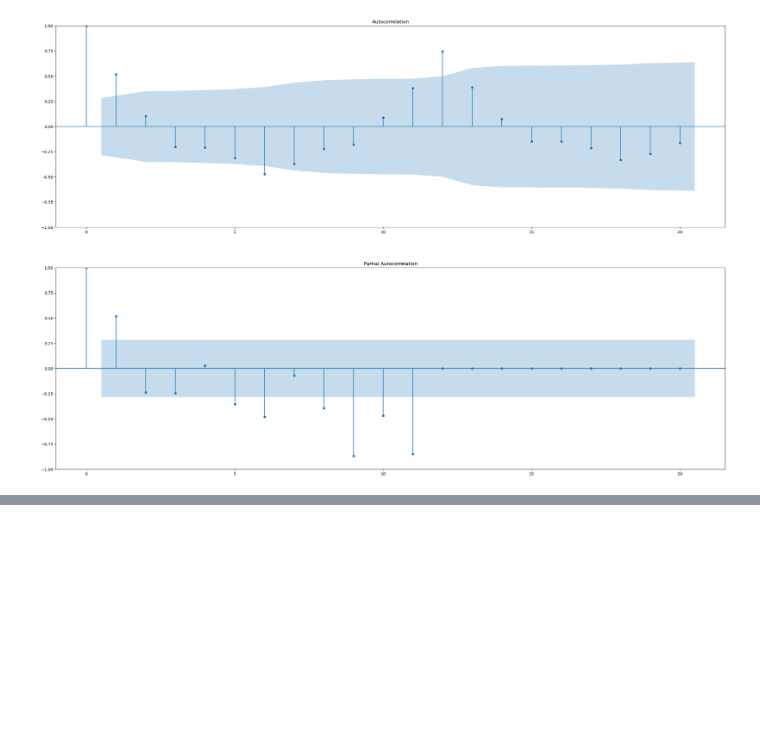
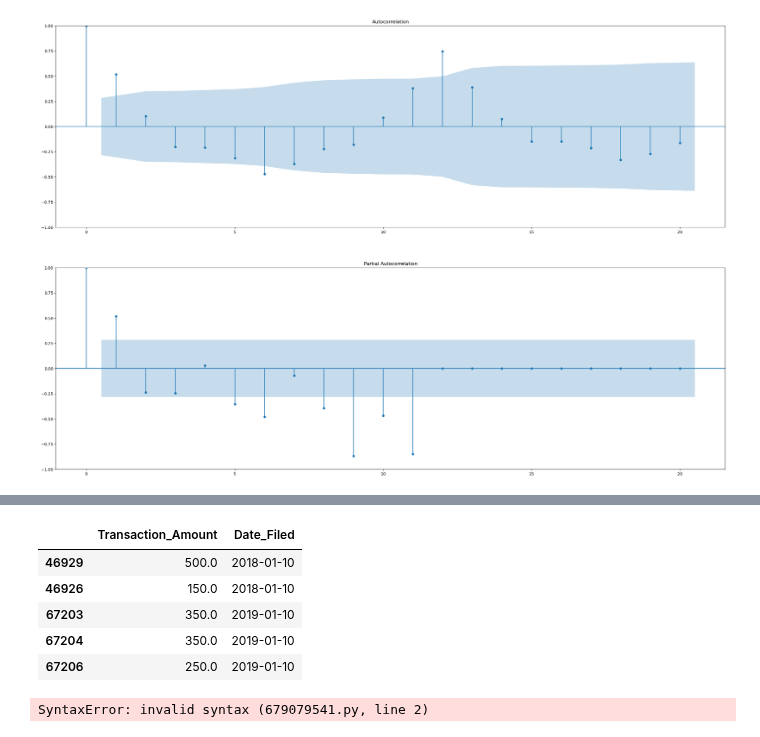
Before and after one commit to DanLightner/BUSA321, a Jupyter notebook: BUSA321/Chapter 8 - Seasonal Time Series Data.ipynb, the cells around one changed output, grey strips where cells are left out. Saved outputs shown, nothing was run; the diff lists cells and outputs as text; code cells hidden in the pictures; blank space fills up the shorter version.

```diff
--- a/BUSA321/Chapter 8 - Seasonal Time Series Data.ipynb
+++ b/BUSA321/Chapter 8 - Seasonal Time Series Data.ipynb
@@ -109,0 +123,18 @@ Warnings:
+# %%
+df = df[df["Entity"]=="Individual"]
+df = df[["Transaction_Amount", "Date_Filed"]]
+df.head()
+# %% [output]
+|  | Transaction_Amount | Date_Filed |
+| 46929 | 500.0 | 2018-01-10 |
+| 46926 | 150.0 | 2018-01-10 |
+| 67203 | 350.0 | 2019-01-10 |
+| 67204 | 350.0 | 2019-01-10 |
+| 67206 | 250.0 | 2019-01-10 |
+# %%
+df.index = pd.DatetimeIndex(df.Date_Filed).to_period("M")
+df_agg = df.groupby(pd.Grouper(freq="M")).agg("Transaction_Amount" : "sum")
+df_agg = df_agg.fillna(0)
+df_agg.head()
+# %% [output]
+SyntaxError: invalid syntax (679079541.py, line 2)
```
Also changed, not shown: parts of 3 cells of this notebook, 1 other file.
